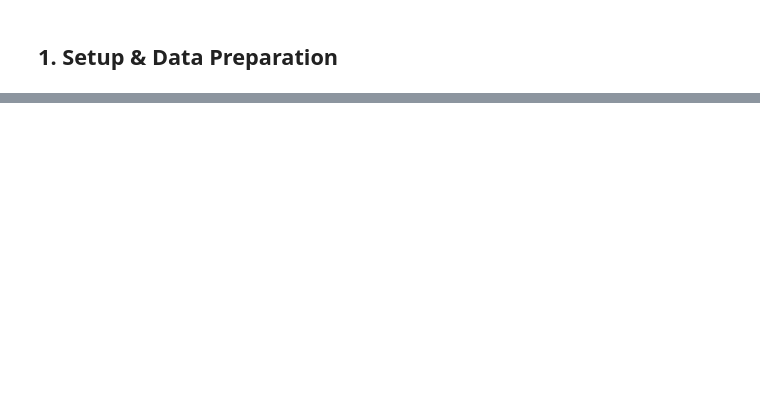
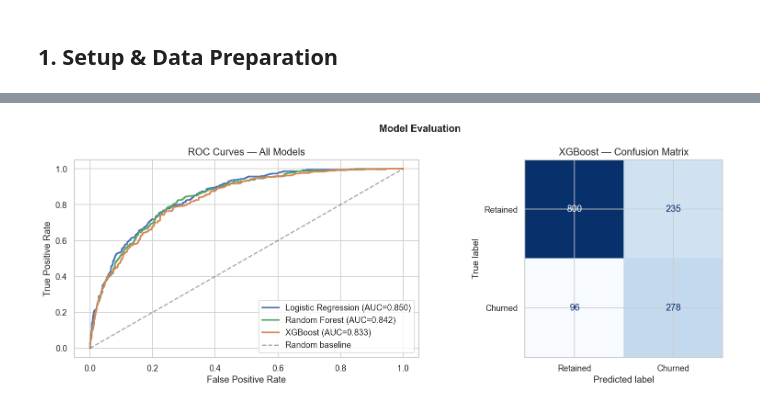
Before and after one commit to Takunda-Madondo/telco-churn-intelligence, a Jupyter notebook: notebooks/03_modeling.ipynb, the cells around one changed output, grey strips where cells are left out. Cells and saved outputs as stored; diff of their text form; code cells hidden in the pictures; blank space fills up the shorter version.

Commit message:
modeling mod

```diff
--- a/notebooks/03_modeling.ipynb
+++ b/notebooks/03_modeling.ipynb
@@ -485,0 +195,16 @@ print("""
+# %%
+neg, pos = (y_train == 0).sum(), (y_train == 1).sum()
+scale_pos_weight = neg / pos
+print(f'Class ratio (neg/pos) = {scale_pos_weight:.2f}')
+
+xgb = XGBClassifier(
+    n_estimators=300, max_depth=6, learning_rate=0.05,
+    scale_pos_weight=scale_pos_weight,
+    subsample=0.8, colsample_bytree=0.8,
+    random_state=42, eval_metric='logloss', verbosity=0
+)
+xgb.fit(X_train, y_train)
+
+metrics_xgb, proba_xgb = evaluate(xgb, X_test, y_test, 'XGBoost')
+all_metrics.append(metrics_xgb)
+all_probs['XGBoost'] = proba_xgb
@@ -485,0 +242,28 @@ print("""
+# %%
+# ROC curves for all models
+fig, axes = plt.subplots(1, 2, figsize=(14, 5))
+
+colors = {'Logistic Regression': '#4C72B0', 'Random Forest': '#55A868', 'XGBoost': '#DD8452'}
+
+for name, proba in all_probs.items():
+    fpr, tpr, _ = roc_curve(y_test, proba)
+    auc = roc_auc_score(y_test, proba)
+    axes[0].plot(fpr, tpr, label=f'{name} (AUC={auc:.3f})', color=colors[name], lw=2)
+
+axes[0].plot([0,1],[0,1],'k--', alpha=0.4, label='Random baseline')
+axes[0].set_xlabel('False Positive Rate')
+axes[0].set_ylabel('True Positive Rate')
+axes[0].set_title('ROC Curves — All Models')
+axes[0].legend()
+
+# Confusion matrix for best model (XGBoost)
+cm = confusion_matrix(y_test, xgb.predict(X_test))
+disp = ConfusionMatrixDisplay(confusion_matrix=cm, display_labels=['Retained', 'Churned'])
+disp.plot(ax=axes[1], colorbar=False, cmap='Blues')
+axes[1].set_title('XGBoost — Confusion Matrix')
+
+plt.suptitle('Model Evaluation', fontsize=13, fontweight='bold')
+plt.tight_layout()
+plt.show()
+# %% [output]
+[figure, added]
```
Also changed, not shown: parts of 60 cells of this notebook.
